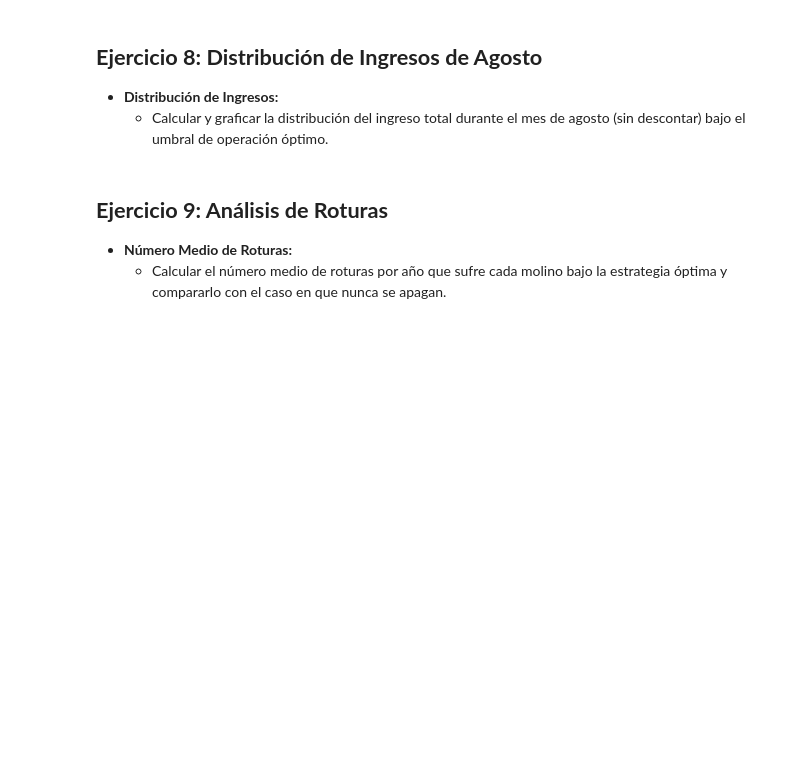
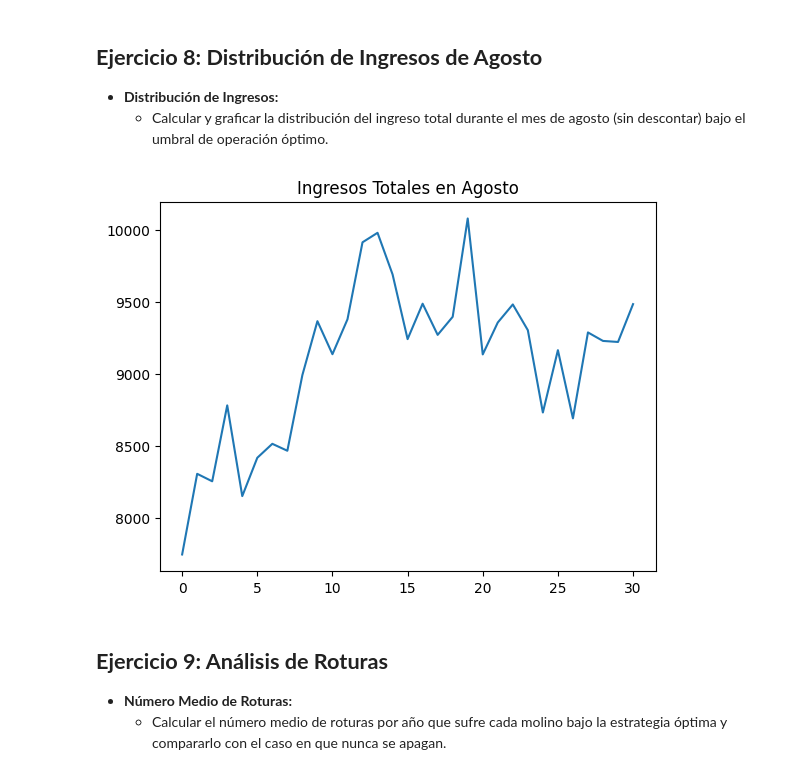
Before and after one commit to olmiave/ACN_TP1, a Jupyter notebook: TP1.ipynb, the cells around one changed output. Saved outputs shown, nothing was run; the diff lists cells and outputs as text; code cells hidden in the pictures; blank space fills up the shorter version.

```diff
--- a/TP1.ipynb
+++ b/TP1.ipynb
@@ -910,6 +963,18 @@ plt.show()
 ## **Ejercicio 8: Distribución de Ingresos de Agosto** <a name="Ejercicio-8"></a>
 - **Distribución de Ingresos:**
   - Calcular y graficar la distribución del ingreso total durante el mes de agosto (sin descontar) bajo el umbral de operación óptimo.
+# %%
+#Sumamos ambos ingresos y luego tomamos unicamente en los dias de agosto
+
+ingresos_totales= ingresos_n + ingresos_s
+
+ingresos_agosto = ingresos_totales[:, 213:244]
+
+plt.plot(np.mean(ingresos_agosto, axis = 0))
+plt.title('Ingresos Totales en Agosto')
+plt.show()
+# %% [output]
+[figure, added]
 # %% [markdown]
 ## **Ejercicio 9: Análisis de Roturas** <a name="Ejercicio-9"></a>
 - **Número Medio de Roturas:**
```
Also changed, not shown: parts of 15 cells of this notebook.
